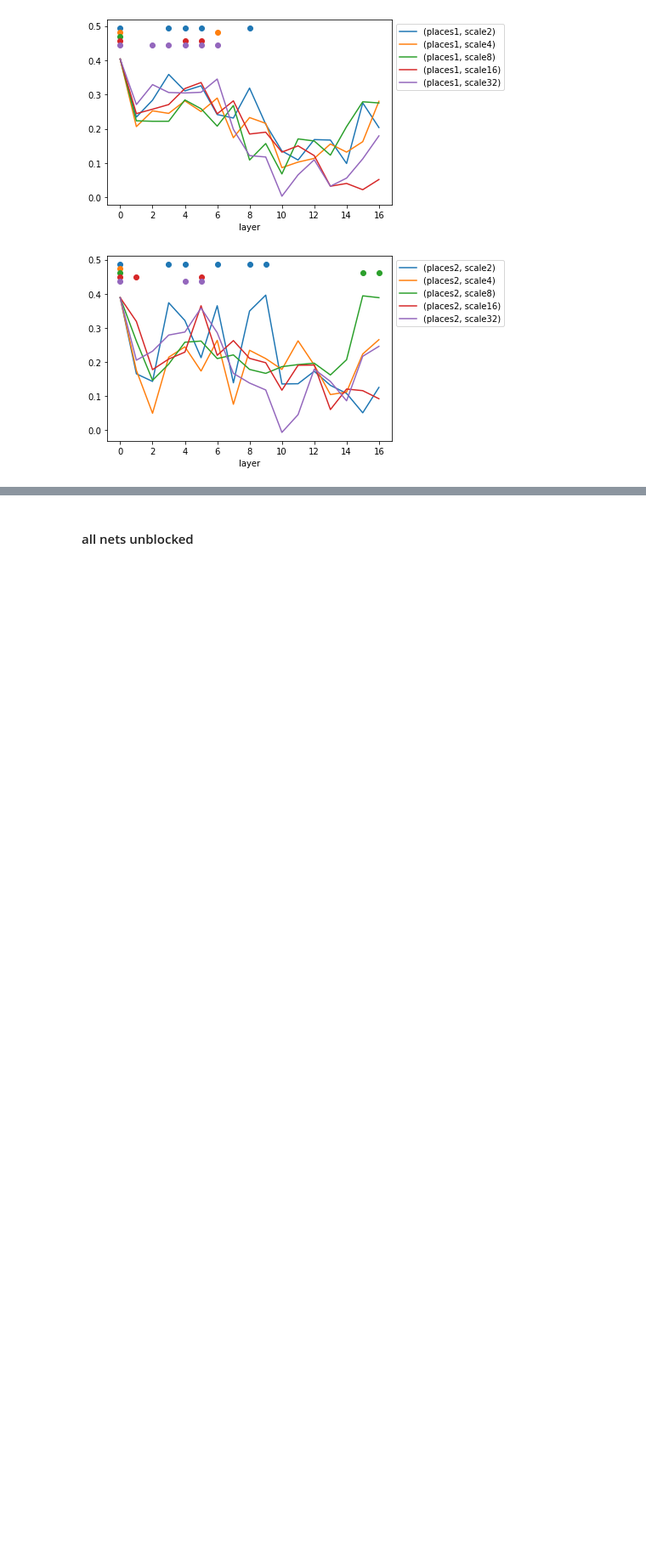
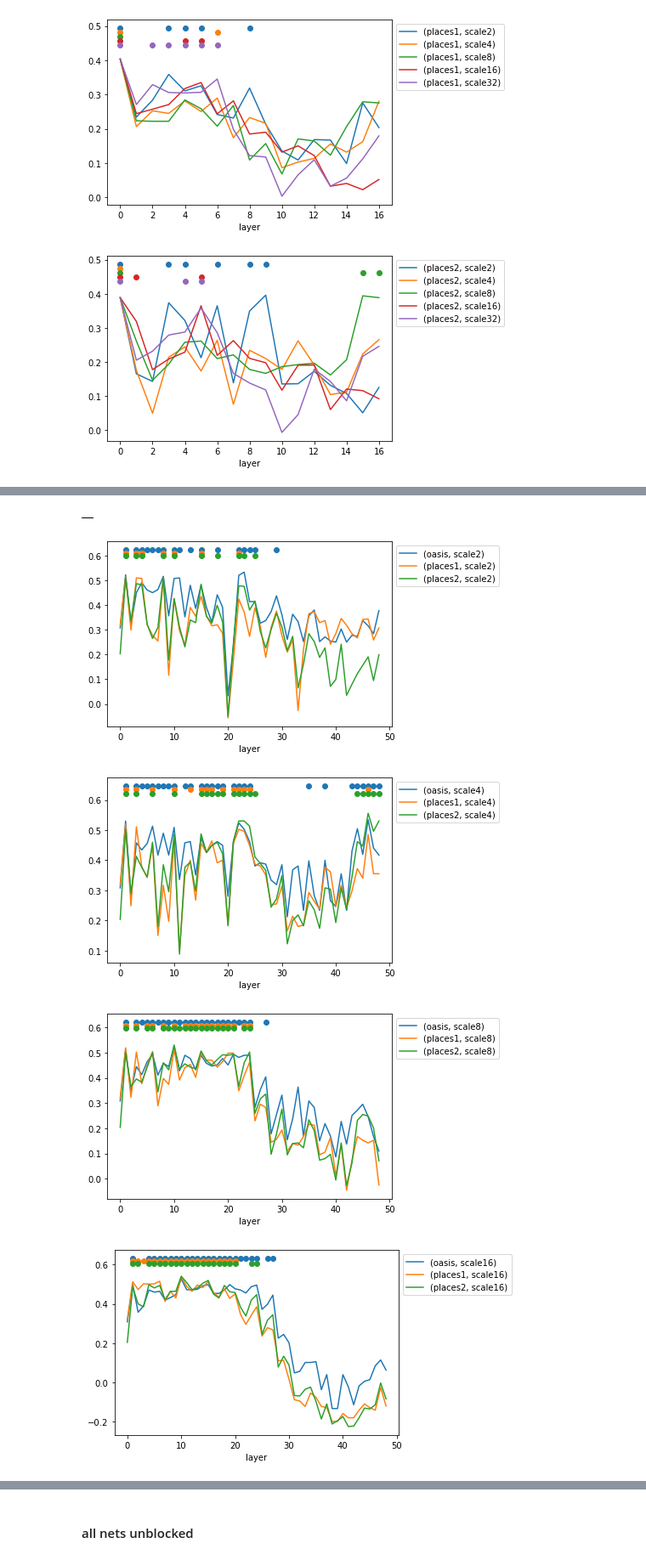
Before and after one commit to toniklenk/analysis-taskonomy, a Jupyter notebook: scripts/factor1 sem2d3d.ipynb, the cells around one changed output, grey strips where cells are left out. Shown at 85% size. Cells and saved outputs as stored; diff of their text form; code cells hidden in the pictures; blank space fills up the shorter version.

```diff
--- a/scripts/factor1 sem2d3d.ipynb
+++ b/scripts/factor1 sem2d3d.ipynb
@@ -198,0 +259,8 @@ correlations_with_model.groupby("dataset").apply(sem2d3d_plot_modelcorr)
+# %%
+correlations_with_model.groupby("scale").apply(sem2d3d_plot_modelcorr)
+# %% [output]
+|  |
+[figure, added]
+[figure, added]
+[figure, added]
+[figure, added]
```
Also changed, not shown: parts of 39 cells of this notebook, 8 other files.
